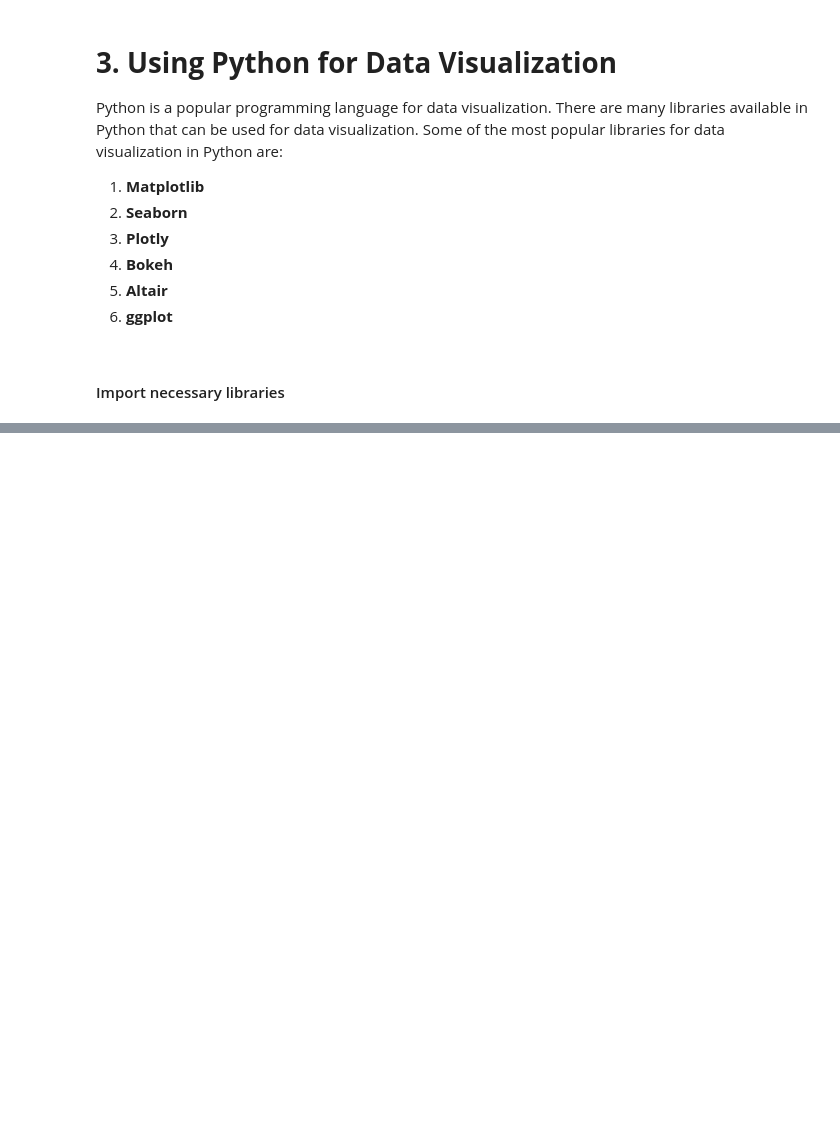
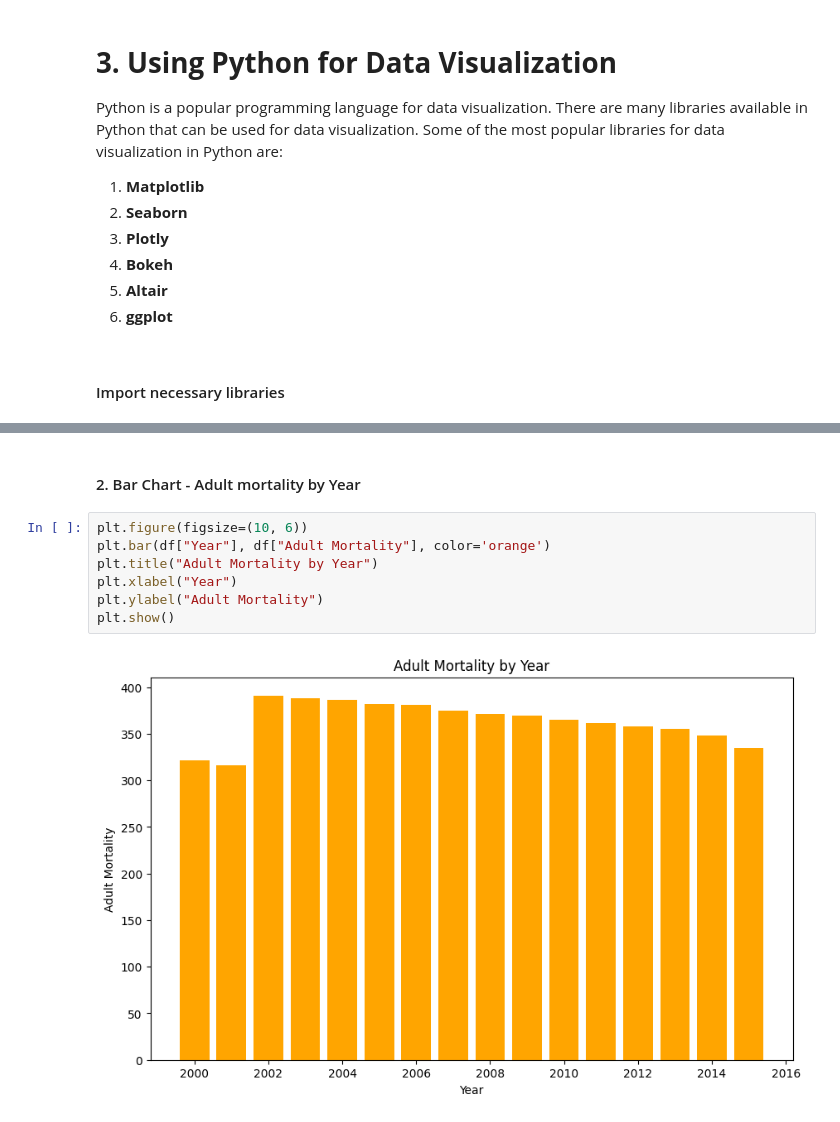
Before and after one commit to cruvss/Data-Preprocessing-For-Machine-Learning, a Jupyter notebook: 2. Data_Visualization/visualize.ipynb, the cells around one changed output, grey strips where cells are left out. Saved outputs shown, nothing was run; the diff lists cells and outputs as text; blank space fills up the shorter version.

```diff
--- a/2. Data_Visualization/visualize.ipynb
+++ b/2. Data_Visualization/visualize.ipynb
@@ -48,0 +90,11 @@ Python is a popular programming language for data visualization. There are many
+# %% [markdown]
+#### 2. Bar Chart - Adult mortality by Year
+# %%
+plt.figure(figsize=(10, 6))
+plt.bar(df["Year"], df["Adult Mortality"], color='orange')
+plt.title("Adult Mortality by Year")
+plt.xlabel("Year")
+plt.ylabel("Adult Mortality")
+plt.show()
+# %% [output]
+[figure, added]
```
Also changed, not shown: parts of 21 cells of this notebook.
